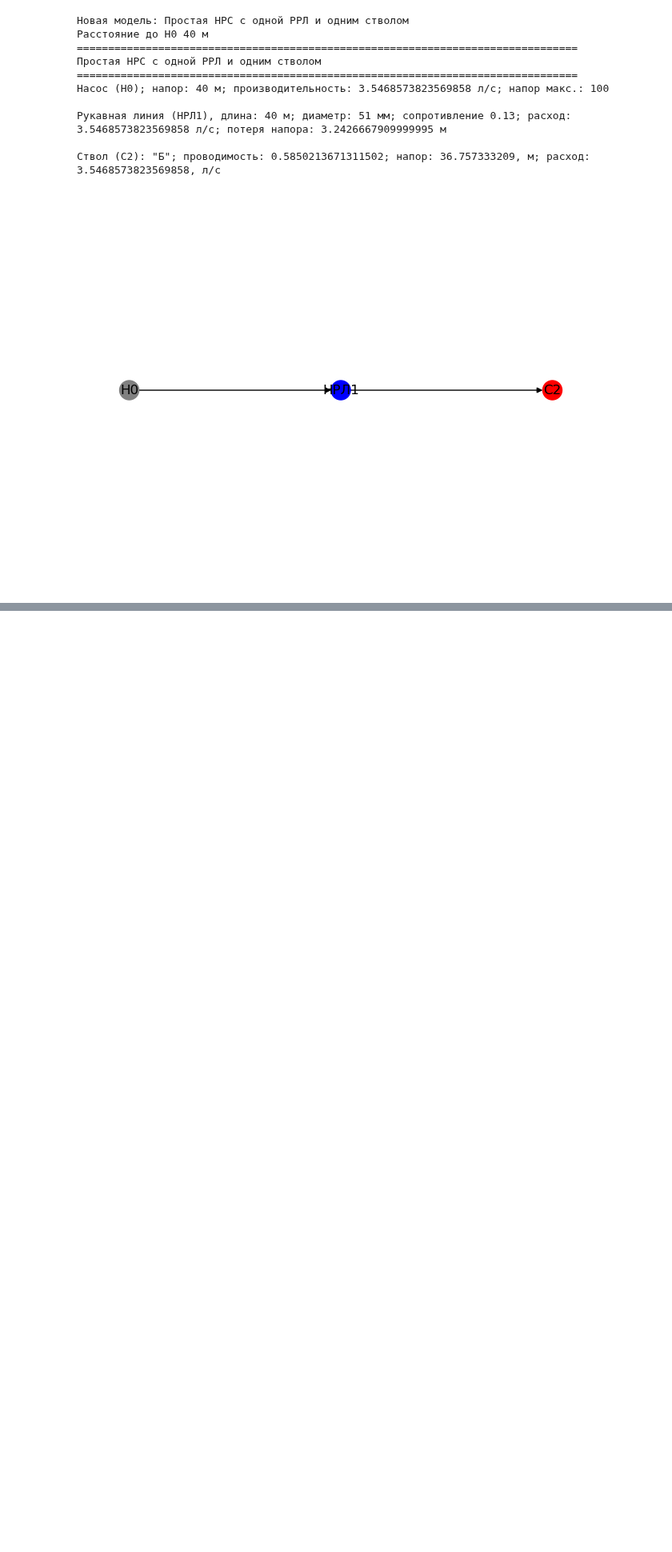
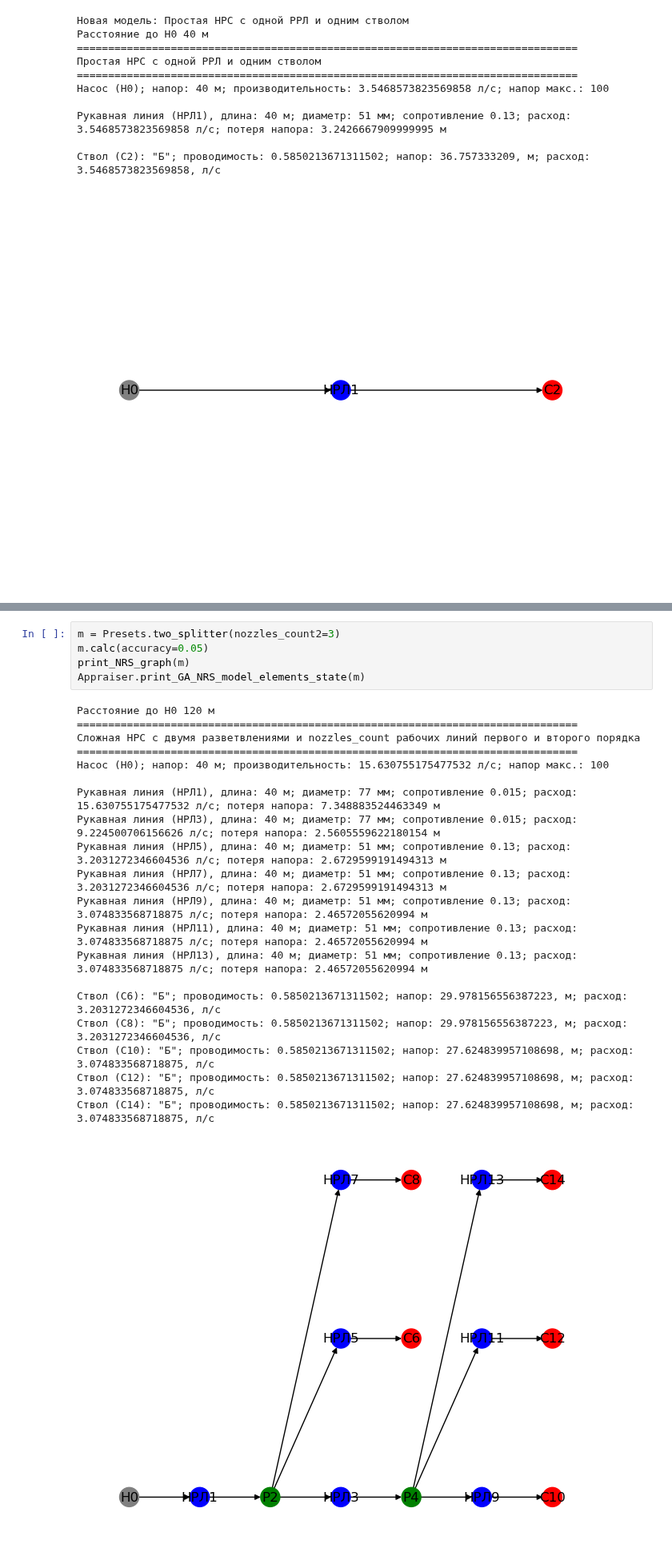
Before and after one commit to Obsidian-pb/NRS_modeller, a Jupyter notebook: workFolder/ga5_ready.ipynb, the cells around one changed output, grey strips where cells are left out. Shown at 80% size. Saved outputs shown, nothing was run; the diff lists cells and outputs as text; blank space fills up the shorter version.

```diff
--- a/workFolder/ga5_ready.ipynb
+++ b/workFolder/ga5_ready.ipynb
@@ -1492,0 +1640,26 @@ Appraiser.print_GA_NRS_model_elements_state(work_model)
+# %%
+m = Presets.two_splitter(nozzles_count2=3)
+m.calc(accuracy=0.05)
+print_NRS_graph(m)
+Appraiser.print_GA_NRS_model_elements_state(m)
+# %% [output]
+Расстояние до Н0 120 м
+================================================================================
+Сложная НРС с двумя разветвлениями и nozzles_count рабочих линий первого и второго порядка
+================================================================================
+Насос (Н0); напор: 40 м; производительность: 15.630755175477532 л/с; напор макс.: 100
+
+Рукавная линия (НРЛ1), длина: 40 м; диаметр: 77 мм; сопротивление 0.015; расход: 15.630755175477532 л/с; потеря напора: 7.348883524463349 м
+Рукавная линия (НРЛ3), длина: 40 м; диаметр: 77 мм; сопротивление 0.015; расход: 9.224500706156626 л/с; потеря напора: 2.5605559622180154 м
+Рукавная линия (НРЛ5), длина: 40 м; диаметр: 51 мм; сопротивление 0.13; расход: 3.2031272346604536 л/с; потеря напора: 2.6729599191494313 м
+Рукавная линия (НРЛ7), длина: 40 м; диаметр: 51 мм; сопротивление 0.13; расход: 3.2031272346604536 л/с; потеря напора: 2.6729599191494313 м
+Рукавная линия (НРЛ9), длина: 40 м; диаметр: 51 мм; сопротивление 0.13; расход: 3.074833568718875 л/с; потеря напора: 2.46572055620994 м
+Рукавная линия (НРЛ11), длина: 40 м; диаметр: 51 мм; сопротивление 0.13; расход: 3.074833568718875 л/с; потеря напора: 2.46572055620994 м
+Рукавная линия (НРЛ13), длина: 40 м; диаметр: 51 мм; сопротивление 0.13; расход: 3.074833568718875 л/с; потеря напора: 2.46572055620994 м
+
+Ствол (С6): "Б"; проводимость: 0.5850213671311502; напор: 29.978156556387223, м; расход: 3.2031272346604536, л/с
+Ствол (С8): "Б"; проводимость: 0.5850213671311502; напор: 29.978156556387223, м; расход: 3.2031272346604536, л/с
+Ствол (С10): "Б"; проводимость: 0.5850213671311502; напор: 27.624839957108698, м; расход: 3.074833568718875, л/с
+Ствол (С12): "Б"; проводимость: 0.5850213671311502; напор: 27.624839957108698, м; расход: 3.074833568718875, л/с
+Ствол (С14): "Б"; проводимость: 0.5850213671311502; напор: 27.624839957108698, м; расход: 3.074833568718875, л/с
+[figure, added]
```
Also changed, not shown: parts of 23 cells of this notebook, 1 other file.
